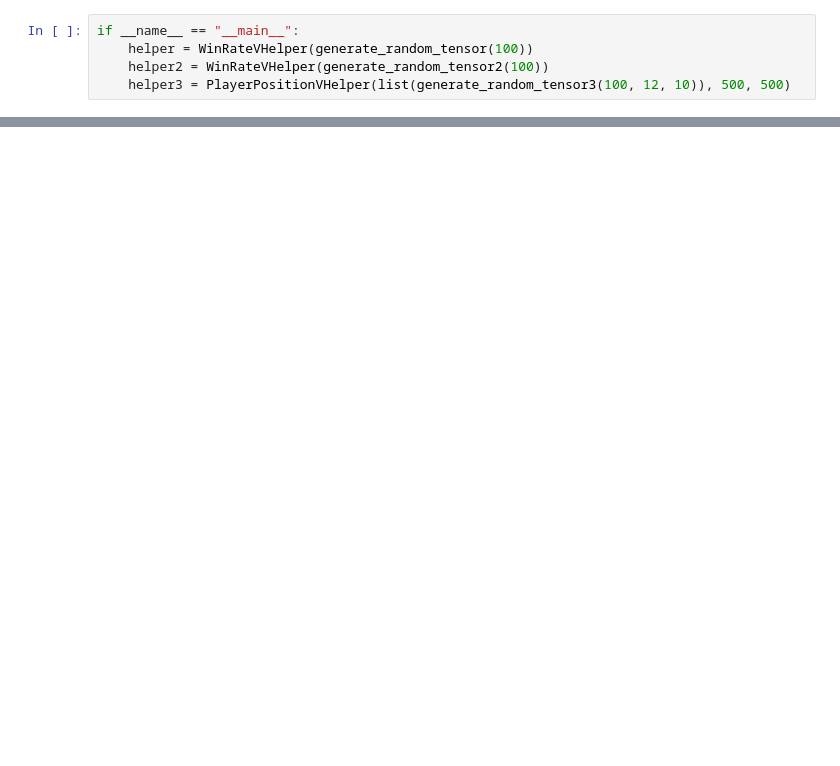
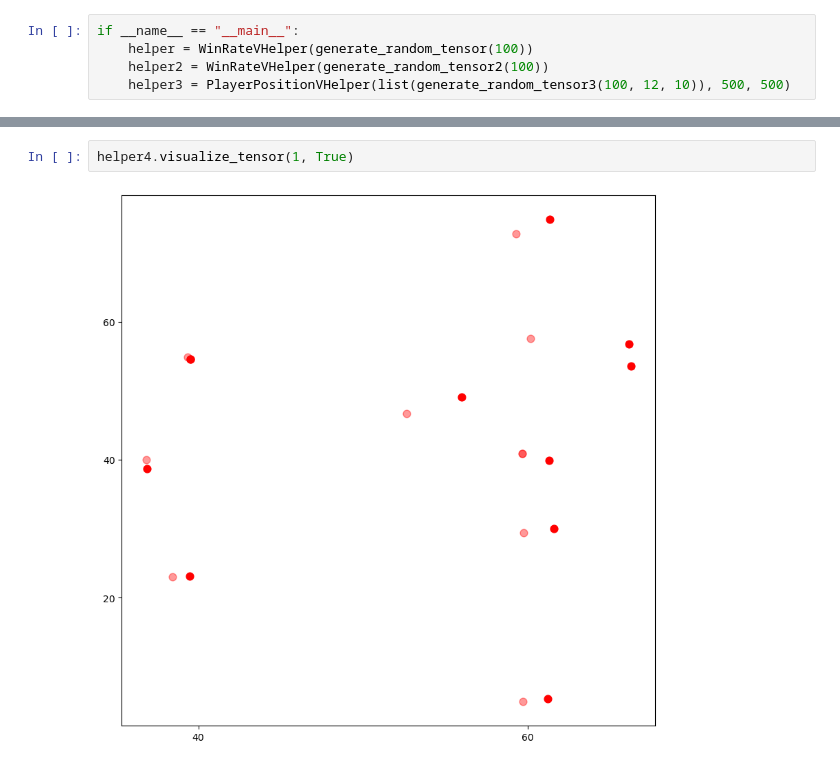
Before and after one commit to Lu-Zetian/gnn-for-goal-prediction, a Jupyter notebook: Visualization.ipynb, the cells around one changed output, grey strips where cells are left out. Drawn from its saved outputs; the diff is of its cells as text; blank space fills up the shorter version.

```diff
--- a/Visualization.ipynb
+++ b/Visualization.ipynb
@@ -176,0 +200,4 @@ expected sequence of length 2 at dim 2 (got 3)
+# %%
+helper4.visualize_tensor(1, True)
+# %% [output]
+[figure, added]
```
Also changed, not shown: parts of 25 cells of this notebook.
